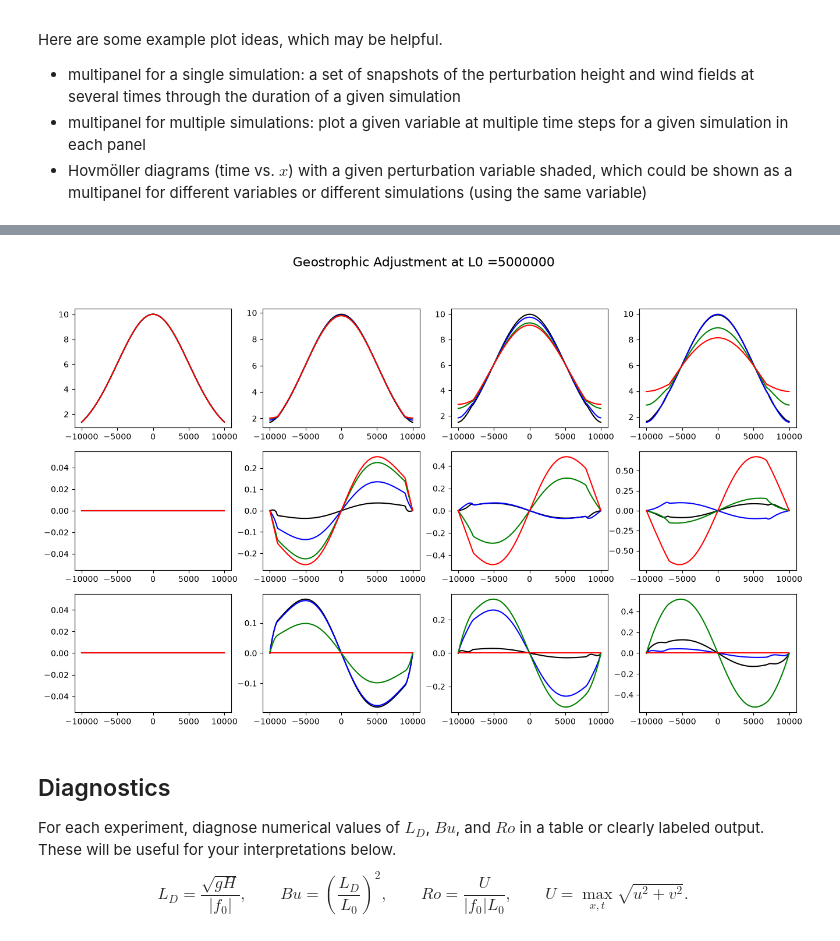
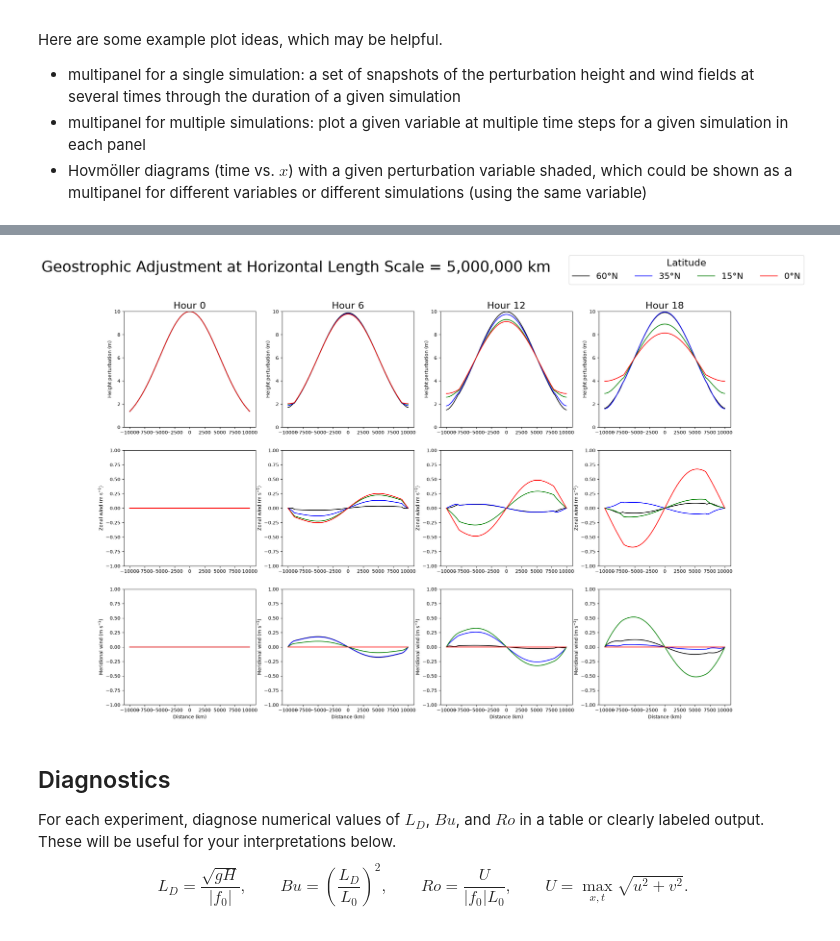
Before and after one commit to hannah-koch/METR5003, a Jupyter notebook: lab2.ipynb, the cells around one changed output, grey strips where cells are left out. Cells and saved outputs as stored; diff of their text form; code cells hidden in the pictures.

```diff
--- a/lab2.ipynb
+++ b/lab2.ipynb
@@ -263,7 +263,7 @@ for lat in [0, 15.0, 35.0, 60.0]:
     print(f"Integrating {case_label} ...")
     case_names.append(case_label)
     run_params.append({"label": case_label, "latitude": lat, "f_0": f, "amplitude": h_0, "width": L_0})
-    runs[case_label] = integrate_case(f, amplitude=h_0, width=100000.0) # CHANGE FOR EACH EXPERIMENT
+    runs[case_label] = integrate_case(f, amplitude=h_0, width=5000000.0) # CHANGE FOR EACH EXPERIMENT
 # %% [output]
 Integrating 0°N ...
 Integrating 15.0°N ...
@@ -283,7 +283,7 @@ Here are some example plot ideas, which may be helpful.
 - multipanel for multiple simulations: plot a given variable at multiple time steps for a given simulation in each panel
 - Hovmöller diagrams (time vs. $x$) with a given perturbation variable shaded, which could be shown as a multipanel for different variables or different simulations (using the same variable)
 # %%
-# PLOT FOR f0 = 0, 15, 35, and 60 AND L0 =  100000
+# PLOT FOR f = 0, 15, 35, and 60 AND L0 =  100000
 
 # Establish the time indices
 plot_time_1 = 0 # Hour 0
@@ -319,8 +319,7 @@ variables_v_0 = run_0["v"]
 x_km = run_0["x"] / 1000
 times = run_0["time"] / 3600
 
-
-fig, axes = plt.subplots(3, 4, figsize=(25, 15))
+fig, axes = plt.subplots(3, 4, figsize=(23, 15))
 
 # Plotting for the height perturbation (h) at different times and latitudes
 axes[0, 0].plot(x_km, variables_h_60[plot_time_1], color="black", label="60°N")
@@ -385,12 +384,12 @@ axes[2, 3].plot(x_km, variables_v_35[plot_time_4], color="blue")
 axes[2, 3].plot(x_km, variables_v_15[plot_time_4], color="green")
 axes[2, 3].plot(x_km, variables_v_0[plot_time_4], color="red")
 
-plt.suptitle("Geostrophic Adjustment at Horizontal Length Scale = 100,000 km", loc='center left', fontsize=32)
+plt.suptitle(
+    "Geostrophic Adjustment at Horizontal Length Scale = 100,000 km", x=0.02, ha="left", fontsize=32)
 
 for ax in axes[0, :]:
     ax.set_ylim(-6, 10)
     ax.set_ylabel("Height perturbation (m)")
-
 
 for ax in axes[1, :]:
     ax.set_ylim(-1, 1)
@@ -406,13 +405,7 @@ axes[0, 1].set_title("Hour 6", fontsize=20)
 axes[0, 2].set_title("Hour 12", fontsize=20)
 axes[0, 3].set_title("Hour 18", fontsize=20)
 
-fig.legend(
-    loc="upper left",
-    ncol=4,
-    fontsize=18,
-    title="Latitude",
-    title_fontsize=20
-)
+fig.legend(loc="upper right", ncol=4, fontsize=18, title="Latitude", title_fontsize=20)
 
 plt.show()
 # %% [output]
@@ -641,5 +669,5 @@ plt.show()
 # %%
-# PLOT FOR f0 = 0, 15, 35, and 60 AND L0 =  5000000
+# PLOT FOR f = 0, 15, 35, and 60 AND L0 = 5000000
 
 # Establish the time indices
 plot_time_1 = 0 # Hour 0
@@ -675,14 +703,13 @@ variables_v_0 = run_0["v"]
 x_km = run_0["x"] / 1000
 times = run_0["time"] / 3600
 
-
-fig, axes = plt.subplots(3, 4, figsize=(16, 9))
+fig, axes = plt.subplots(3, 4, figsize=(23, 15))
 
 # Plotting for the height perturbation (h) at different times and latitudes
-axes[0, 0].plot(x_km, variables_h_60[plot_time_1], color="black")
-axes[0, 0].plot(x_km, variables_h_35[plot_time_1], color="blue")
-axes[0, 0].plot(x_km, variables_h_15[plot_time_1], color="green")
-axes[0, 0].plot(x_km, variables_h_0[plot_time_1], color="red")
+axes[0, 0].plot(x_km, variables_h_60[plot_time_1], color="black", label="60°N")
+axes[0, 0].plot(x_km, variables_h_35[plot_time_1], color="blue", label="35°N")
+axes[0, 0].plot(x_km, variables_h_15[plot_time_1], color="green", label="15°N")
+axes[0, 0].plot(x_km, variables_h_0[plot_time_1], color="red", label="0°N")
 
 axes[0, 1].plot(x_km, variables_h_60[plot_time_2], color="black")
 axes[0, 1].plot(x_km, variables_h_35[plot_time_2], color="blue")
@@ -718,36 +745,55 @@ axes[1, 2].plot(x_km, variables_u_0[plot_time_3], color="red")
 axes[1, 3].plot(x_km, variables_u_60[plot_time_4], color="black")
 axes[1, 3].plot(x_km, variables_u_35[plot_time_4], color="blue")
 axes[1, 3].plot(x_km, variables_u_15[plot_time_4], color="green")
 axes[1, 3].plot(x_km, variables_u_0[plot_time_4], color="red")
 
 # Plotting for the zonal wind (u) at different times and latitudes
 axes[2, 0].plot(x_km, variables_v_60[plot_time_1], color="black")
 axes[2, 0].plot(x_km, variables_v_35[plot_time_1], color="blue")
 axes[2, 0].plot(x_km, variables_v_15[plot_time_1], color="green")
 axes[2, 0].plot(x_km, variables_v_0[plot_time_1], color="red")
 
 axes[2, 1].plot(x_km, variables_v_60[plot_time_2], color="black")
 axes[2, 1].plot(x_km, variables_v_35[plot_time_2], color="blue")
 axes[2, 1].plot(x_km, variables_v_15[plot_time_2], color="green")
 axes[2, 1].plot(x_km, variables_v_0[plot_time_2], color="red")
 
 axes[2, 2].plot(x_km, variables_v_60[plot_time_3], color="black")
 axes[2, 2].plot(x_km, variables_v_35[plot_time_3], color="blue")
 axes[2, 2].plot(x_km, variables_v_15[plot_time_3], color="green")
 axes[2, 2].plot(x_km, variables_v_0[plot_time_3], color="red")
 
 axes[2, 3].plot(x_km, variables_v_60[plot_time_4], color="black")
 axes[2, 3].plot(x_km, variables_v_35[plot_time_4], color="blue")
 axes[2, 3].plot(x_km, variables_v_15[plot_time_4], color="green")
 axes[2, 3].plot(x_km, variables_v_0[plot_time_4], color="red")
 
-plt.suptitle("Geostrophic Adjustment at L0 =5000000", fontsize=16)
+plt.suptitle(
+    "Geostrophic Adjustment at Horizontal Length Scale = 5,000,000 km", x=0.02, ha="left", fontsize=32)
 
-#labels = ["Height perturbation (km)", "Zonal wind (m s$^{-1}$)", "Meridional wind (m s$^{-1}$)"]
+for ax in axes[0, :]:
+    ax.set_ylim(0, 10)
+    ax.set_ylabel("Height perturbation (m)")
+
+for ax in axes[1, :]:
+    ax.set_ylim(-1, 1)
+    ax.set_ylabel("Zonal wind (m s$^{-1}$)")
+
+for ax in axes[2, :]:
+    ax.set_ylim(-1, 1)
+    ax.set_ylabel("Meridional wind (m s$^{-1}$)")
+    ax.set_xlabel("Distance (km)")
+
+axes[0, 0].set_title("Hour 0", fontsize=20)
+axes[0, 1].set_title("Hour 6", fontsize=20)
+axes[0, 2].set_title("Hour 12", fontsize=20)
+axes[0, 3].set_title("Hour 18", fontsize=20)
+
+fig.legend(loc="upper right", ncol=4, fontsize=18, title="Latitude", title_fontsize=20)
 
 plt.show()
 # %% [output]
-[figure, old version]
+[figure, new version]
 # %% [markdown]
 ## Diagnostics
 
```
Also changed, not shown: parts of 6 cells of this notebook.
